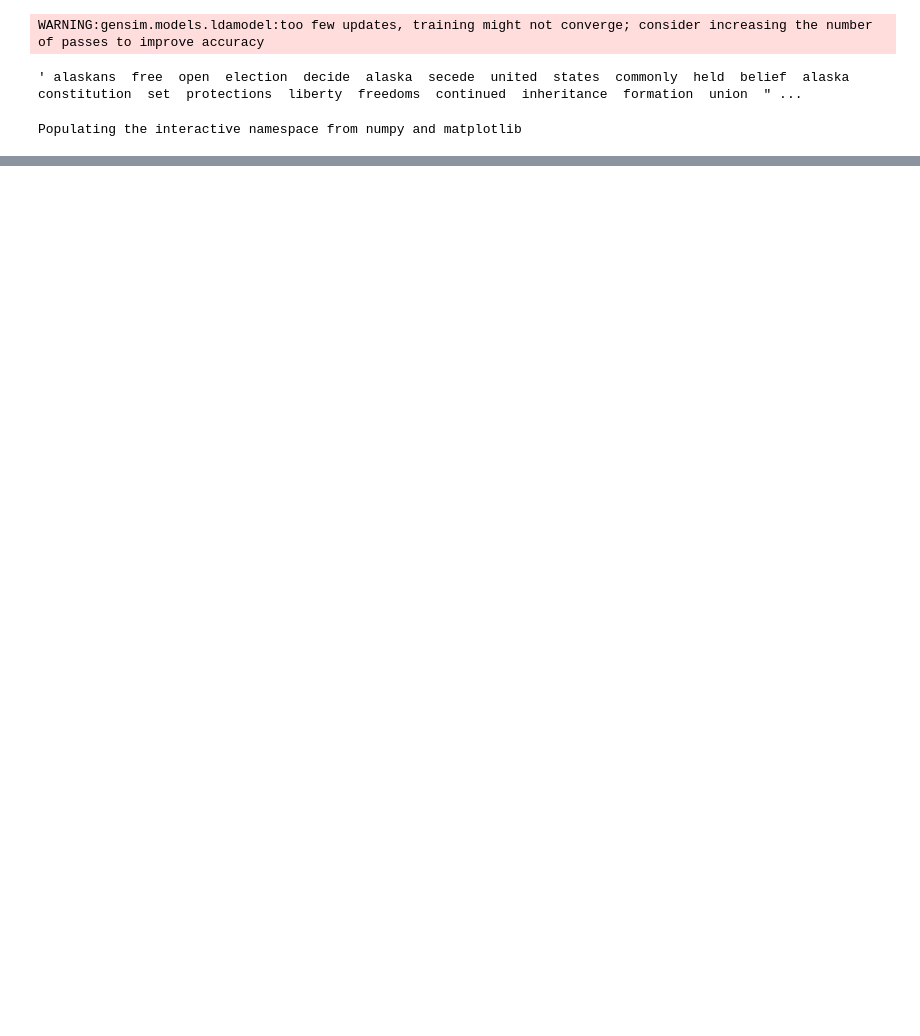
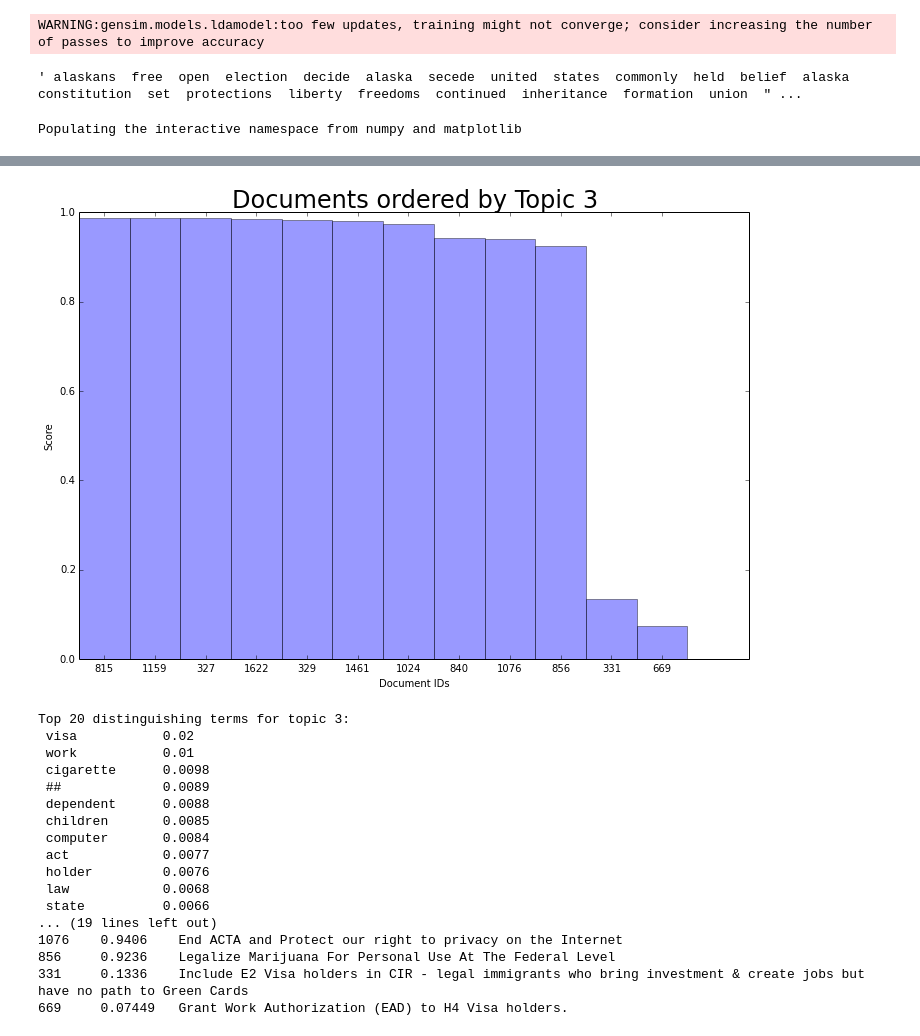
Before and after one commit to danlamanna/nlp, a Jupyter notebook: LDA.ipynb, the cells around one changed output, grey strips where cells are left out. Cells and saved outputs as stored; diff of their text form; code cells hidden in the pictures; blank space fills up the shorter version.

```diff
--- a/LDA.ipynb
+++ b/LDA.ipynb
@@ -110,0 +195,21 @@ TypeError: bar() takes at least 2 arguments (1 given)
+# %%
+print_topic(3)
+# %% [output]
+[figure, added]
+Top 20 distinguishing terms for topic 3:
+ visa           0.02
+ work           0.01
+ cigarette      0.0098
+ ##             0.0089
+ dependent      0.0088
+ children       0.0085
+ computer       0.0084
+ act            0.0077
+ holder         0.0076
+ law            0.0068
+ state          0.0066
+... (19 lines left out)
+1076    0.9406    End ACTA and Protect our right to privacy on the Internet
+856     0.9236    Legalize Marijuana For Personal Use At The Federal Level
+331     0.1336    Include E2 Visa holders in CIR - legal immigrants who bring investment & create jobs but have no path to Green Cards
+669     0.07449   Grant Work Authorization (EAD) to H4 Visa holders.
```
Also changed, not shown: parts of 143 cells of this notebook.
